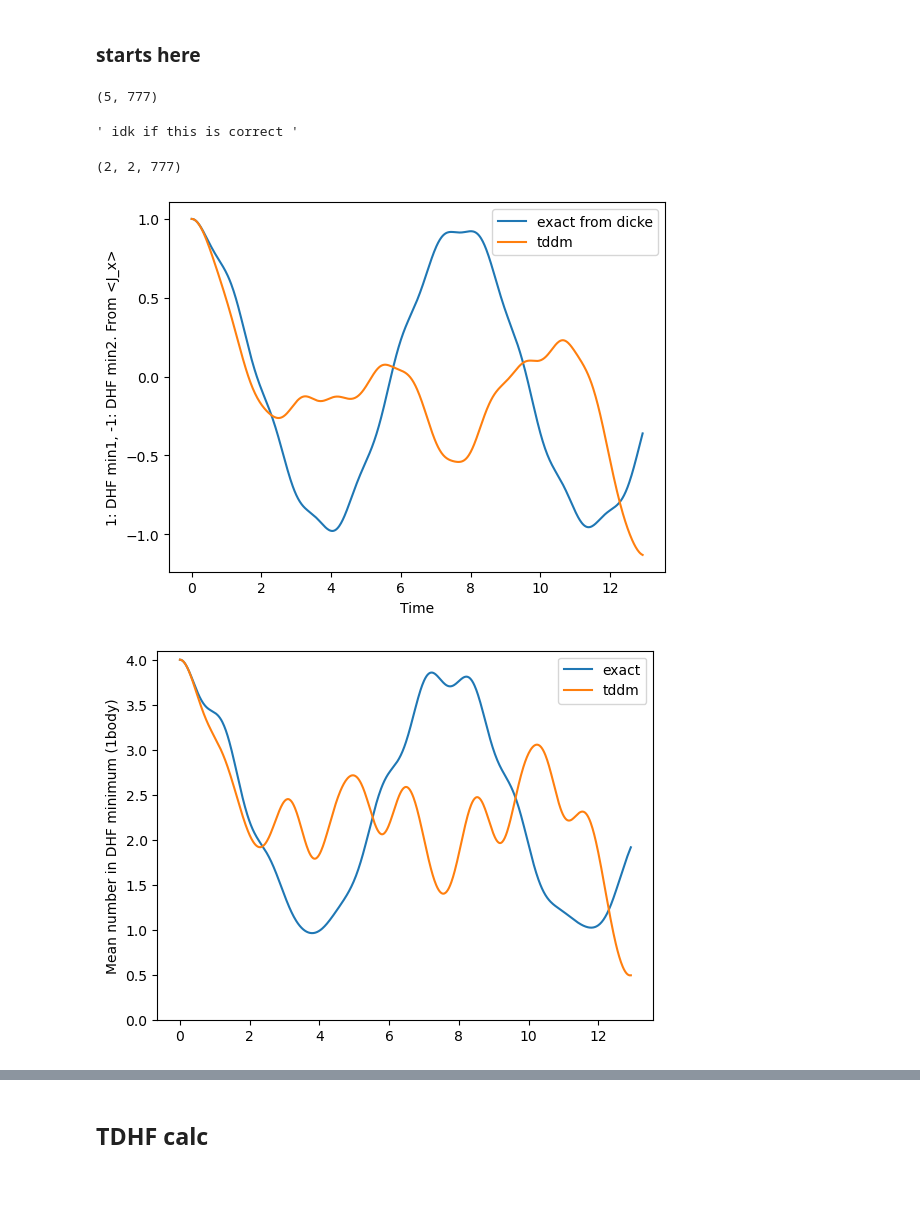
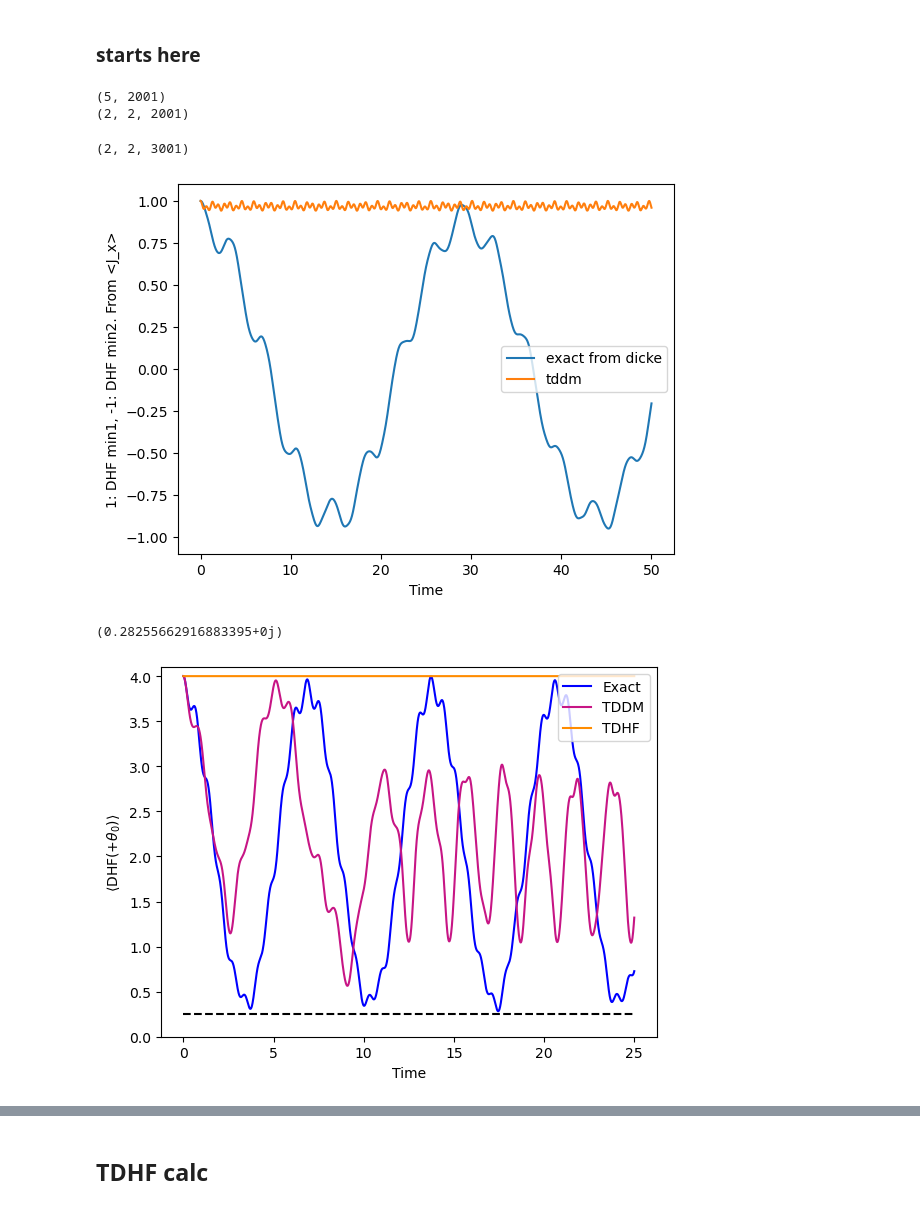
Before and after one commit to annabirke/Honours_entangle_magic, a Jupyter notebook: TDDMclaude/TDDM_Lipkin_September_claude.ipynb, the cells around one changed output, grey strips where cells are left out. Cells and saved outputs as stored; diff of their text form; code cells hidden in the pictures.

```diff
--- a/TDDMclaude/TDDM_Lipkin_September_claude.ipynb
+++ b/TDDMclaude/TDDM_Lipkin_September_claude.ipynb
@@ -340,7 +375,7 @@ def TDHF(t,y):
 P = 4 # number of particles, and degeneracy of each level ie 2P states total
 
 eps = 1 # energy between levels
-chi = 2
+chi = 4
 # V = -4 # interaction energy
 # chi = np.abs(V)*(P-1)/eps
 V = -chi*eps/(P-1)
@@ -438,9 +473,3 @@ overlappm = np.trace(n_DHF(+1)@n_DHF(-1))/P
 print(overlappm)
 # %% [output]
 (0.24999999999999992+0j)
-# %%
-# test how long it takes
-import cProfile
-T = 5.0
-# cProfile.run("solve_ivp(TDDM, [0, T], y0, method='RK45', rtol=1e-6, atol=1e-8)",
-#              sort='cumulative')
@@ -507,12 +505,20 @@ times:
 P=3,rtole-8,atole-10,time0-5,501 took <20s
 P=5,rtole-8,atole-10,time0-5,501 took 78s, nfev 5870
 
+P=4
+    chi=2 short
+    chi=4 1min20
+    chi=8 50s
+
 P=10 time 0-50,5001
     chi=5 took 96min
     chi=2 took 23min
 
 P=10 time 0-50,3001
     chi=2 took 24min
+    chi=4 71min
+    chi=2.5 died at t=3ish
+    chi=2.3 died at t=42 and took 23min
 
 """
 # this will warn me if my 1body rho has evals outside 0-1 which is unphysical.
@@ -901,7 +907,7 @@ def DHFobservable_dicke(a,n):
 ### starts here ###
 # %%
 ''' t_list already exists, use same one '''
-# t_list=np.linspace(0.0,20.0,5001)
+# t_list=np.linspace(0.0,25.0,2001)
 t_list = np.linspace(soln.t[0],soln.t[-1],len(soln.t))
 
 # interaction is +V/2, matching H = eps*Jz + V/2 (J+^2 + J-^2) and Hv()
@@ -979,22 +985,16 @@ assert np.isclose(np.linalg.norm(psiin), 1.0)
 psiout_exact = LipkinDicke(psiin,t_list,evals,Pdicke)
 print(psiout_exact.shape)
 
-''' idk if this is correct '''
-# overlapDHFmin1 = np.abs(np.einsum('it,i->t',psiout,psiin))**2
-# # plt.plot(t_list,np.abs(psiout[0,:])**2)
-# plt.plot(t_list,overlapDHFmin1)
-# plt.show()
-
-# print(P,chi)
+exact1body = trdicke_psi(psiout_exact,1)
+print(exact1body.shape)
 # %% [output]
-(5, 777)
+(5, 2001)
+(2, 2, 2001)
-' idk if this is correct '
 # %%
 ''' Check J observables
 For physical states, <Jx> <= J=P/2 and |Jdhfmin| <= 1/sin(2a)=1.15'''
 
-exact1body = trdicke_psi(psiout_exact,1)
-print(exact1body.shape)
+
 # print(np.einsum('iit->t',exact1body)) # fab this is always =P
 
 Jx_exact, Jy_exact, Jz_exact = Jobservables_dicke(exact1body)
@@ -1005,23 +1005,44 @@ plt.plot(soln.t,Jdhfmin_tddm,label='tddm')
 # plt.plot(soln_tdhf.t,Jdhfmin_tdhf,label='tdhf')
 plt.ylabel('1: DHF min1, -1: DHF min2. From <J_x>')
 plt.xlabel('Time')
-# plt.ylim(-1.1,1.1)
+plt.ylim(-1.1,1.1)
 # plt.xlim(0,10)
 plt.legend()
 plt.show()
 # print(Jdhfmin_exact[0])
 # %% [output]
-(2, 2, 777)
+(2, 2, 3001)
-[figure, old version]
+[figure, new version]
 # %%
 nDHFmin_exact = DHFobservable_dicke(a_dhf,exact1body)
-plt.plot(t_list,nDHFmin_exact,label='exact')
-plt.plot(soln.t,nDHFmin_tddm,label='tddm')
-# plt.plot(t_list,nDHFmin_tdhf,label='tdhf')
-plt.ylim(0,P+0.1)
-# plt.xlim(0,10)
-plt.ylabel('Mean number in DHF minimum (1body)')
-plt.legend()
+# plt.plot(t_list,nDHFmin_exact,'b',label='Exact')
+# plt.plot(soln.t,nDHFmin_tddm,color='mediumvioletred',label='TDDM')
+# plt.plot(t_list,nDHFmin_tdhf,color='darkorange',label='TDHF')
+# plt.ylim(0,P+0.1)
+# plt.xlim(-0.07,2.1)
+# # plt.ylabel('Mean number in DHF minimum (1body)')
+# plt.ylabel(rf'$\langle \mathrm{{DHF}}(+\theta_0)\rangle$')
+# plt.xlabel('Time')
+# # plt.xaxis.set_major_locator(ticker.MultipleLocator(0.5))
+# plt.legend()
+# # plt.savefig(f'C:/Users/annas/Documents/2026/Honours/Thesis/Figures/TDDM/nDHFmin_N{P}_chi{chi}_V{V}.eps',bbox_inches='tight',dpi=300)
+# plt.show()
+print(nDHFmin_exact.min())
+
+fig, ax = plt.subplots()
+ax.plot(t_list,nDHFmin_exact,'b',label='Exact')
+ax.plot(soln.t,nDHFmin_tddm,color='mediumvioletred',label='TDDM')
+ax.plot(soln_tdhf.t,nDHFmin_tdhf,color='darkorange',label='TDHF')
+plt.hlines(y=P/chi**2,xmin=0,xmax=t_list[-1],color='k',linestyles='--')
+ax.set_ylim(0,P+0.1)
+# ax.set_xlim(None,50.5)
+# plt.ylabel('Mean number in DHF minimum (1body)')
+ax.set_ylabel(rf'$\langle \mathrm{{DHF}}(+\theta_0)\rangle$')
+ax.set_xlabel('Time')
+ax.xaxis.set_major_locator(ticker.MultipleLocator(5))
+ax.legend(loc=1)
+# plt.savefig(f'C:/Users/annas/Documents/2026/Honours/Thesis/Figures/TDDM_figures/tddm_nDHFmin_N{P}_chi{chi}_V{V}.eps',bbox_inches='tight',dpi=300)
 plt.show()
 # %% [output]
+(0.28255662916883395+0j)
-[figure, old version]
+[figure, new version]
```
Also changed, not shown: parts of 25 cells of this notebook.
